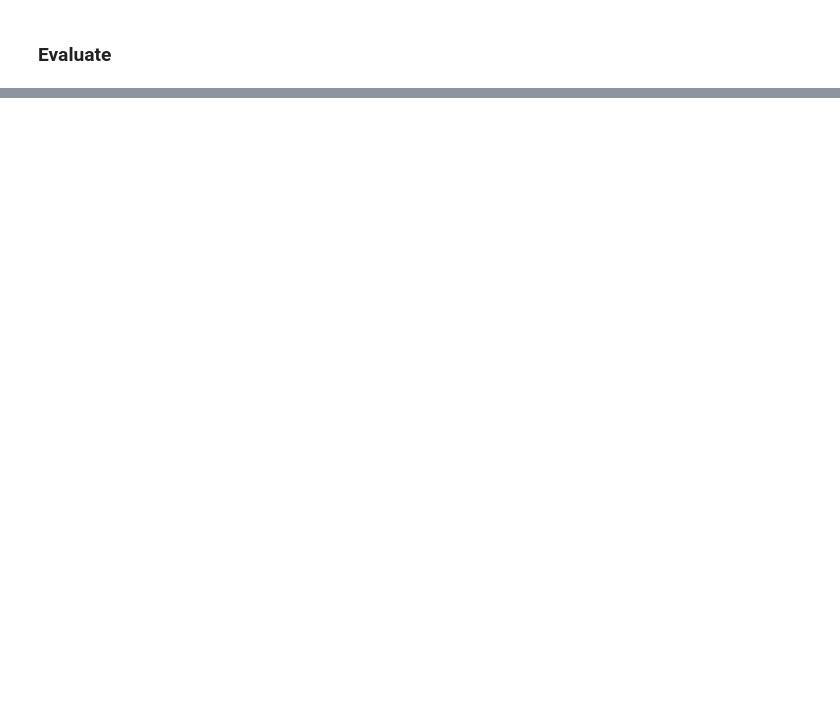
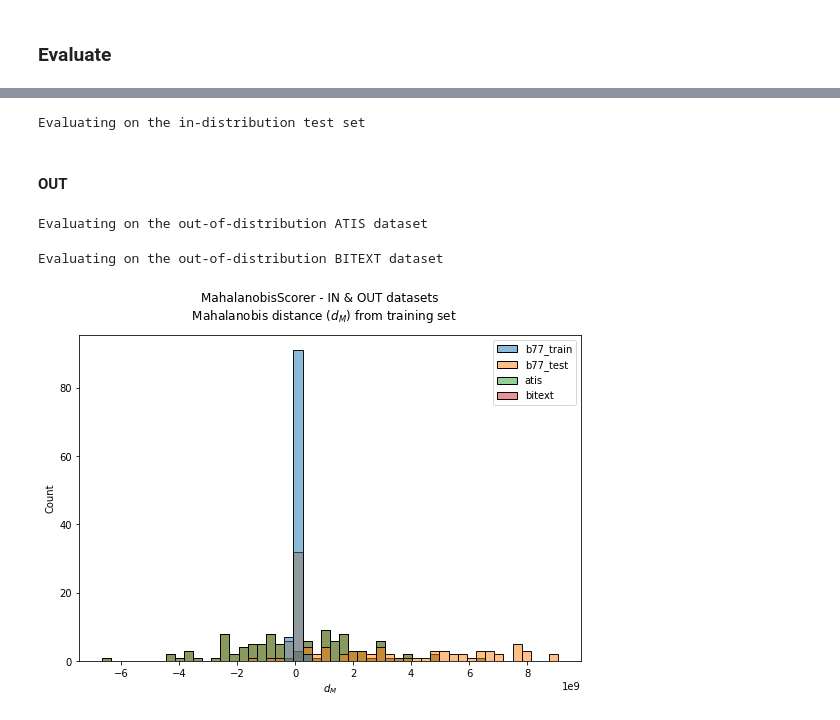
Before and after one commit to PeDiot/OOD-Detection-Intent-Classification, a Jupyter notebook: notebook.ipynb, the cells around one changed output, grey strips where cells are left out. Drawn from its saved outputs; the diff is of its cells as text; code cells hidden in the pictures; blank space fills up the shorter version.

Commit message:
test mahalanobis scorer

```diff
--- a/notebook.ipynb
+++ b/notebook.ipynb
@@ -147,9 +317,9 @@ AttributeError: 'SequenceClassifierOutput' object has no attribute 'sequences'
 # %%
 print("Evaluating on the in-distribution training set")
 
-records = evaluate_dataloader(
+records_in_train = evaluate_dataloader(
     model,
-    train_loader,
+    train_loader_b77,
     tokenizer,
     detectors
 )
@@ -156,9 +335,65 @@ records = evaluate_dataloader(
 # %%
 print("Evaluating on the in-distribution test set")
 
-records = evaluate_dataloader(
+records_in_test = evaluate_dataloader(
     model,
-    test_loader,
+    train_loader_b77,
     tokenizer,
     detectors
 )
+# %% [output]
+Evaluating on the in-distribution test set
+# %% [markdown]
+#### OUT
+# %%
+print("Evaluating on the out-of-distribution ATIS dataset")
+
+records_out_atis = evaluate_dataloader(
+    model,
+    test_loader_atis,
+    tokenizer,
+    detectors
+)
+# %% [output]
+Evaluating on the out-of-distribution ATIS dataset
+# %%
+print("Evaluating on the out-of-distribution BITEXT dataset")
+
+records_out_bitext = evaluate_dataloader(
+    model,
+    test_loader_bitext,
+    tokenizer,
+    detectors
+)
+# %% [output]
+Evaluating on the out-of-distribution BITEXT dataset
+# %%
+ds_names = [
+    "b77_train",
+    "b77_test",
+    "atis",
+    "bitext"
+]
+
+records = [
+    records_in_train,
+    records_in_test,
+    records_out_atis,
+    records_out_bitext
+]
+
+maha_scores = pd.DataFrame({
+    ds_name: records[score_name]
+    for ds_name, records in zip(ds_names, records)
+})
+# %%
+import seaborn as sns
+import matplotlib.pyplot as plt
+
+fig, ax = plt.subplots(figsize=(9, 6))
+fig.suptitle(u"MahalanobisScorer - IN & OUT datasets \n Mahalanobis distance ($d_M$) from training set")
+
+sns.histplot(data=maha_scores, ax=ax, bins=50)
+ax.set_xlabel(r"$d_M$");
+# %% [output]
+[figure, added]
```
Also changed, not shown: parts of 32 cells of this notebook.
